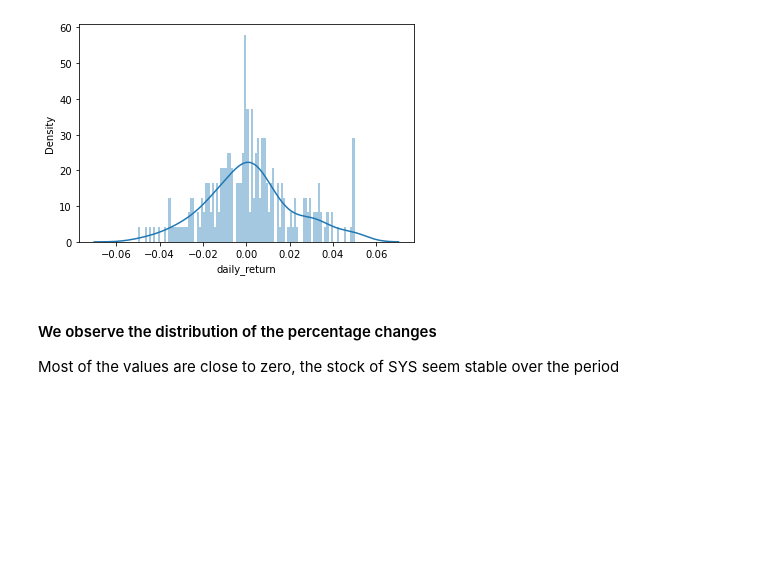
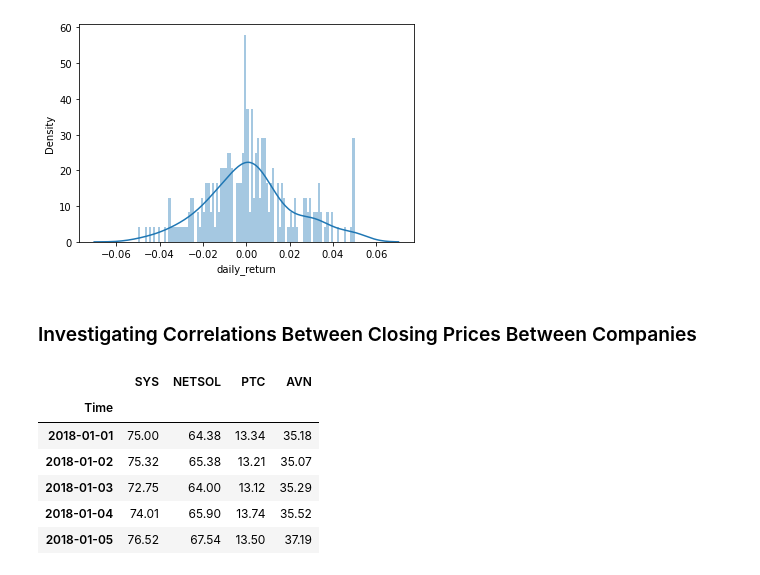
Before and after one commit to simiel/Predictive-Analysis-with-Python, a Jupyter notebook: Project1.ipynb, the cells around one changed output. Cells and saved outputs as stored; diff of their text form; code cells hidden in the pictures; blank space fills up the shorter version.

```diff
--- a/Project1.ipynb
+++ b/Project1.ipynb
@@ -101,6 +104,16 @@ sns.distplot(SYS['daily_return'].dropna(),bins = 100)
 # %% [output]
 <AxesSubplot:xlabel='daily_return', ylabel='Density'>
 [figure]
-# %% [markdown]
-#### We observe the distribution of the percentage changes
-Most of the values are close to zero, the stock of SYS seem stable over the period
+# %% [markdown]
+### Investigating Correlations Between Closing Prices Between Companies
+# %%
+correlation_data = pd.DataFrame({'SYS':SYS['Close'],'NETSOL':NETSOL['Close'],'PTC':PTC['Close'],'AVN':AVN['Close'],})
+correlation_data.head()
+# %% [output]
+|  | SYS | NETSOL | PTC | AVN |
+| Time |  |  |  |  |
+| 2018-01-01 | 75.00 | 64.38 | 13.34 | 35.18 |
+| 2018-01-02 | 75.32 | 65.38 | 13.21 | 35.07 |
+| 2018-01-03 | 72.75 | 64.00 | 13.12 | 35.29 |
+| 2018-01-04 | 74.01 | 65.90 | 13.74 | 35.52 |
+| 2018-01-05 | 76.52 | 67.54 | 13.50 | 37.19 |
```
Also changed, not shown: parts of 3 cells of this notebook.
